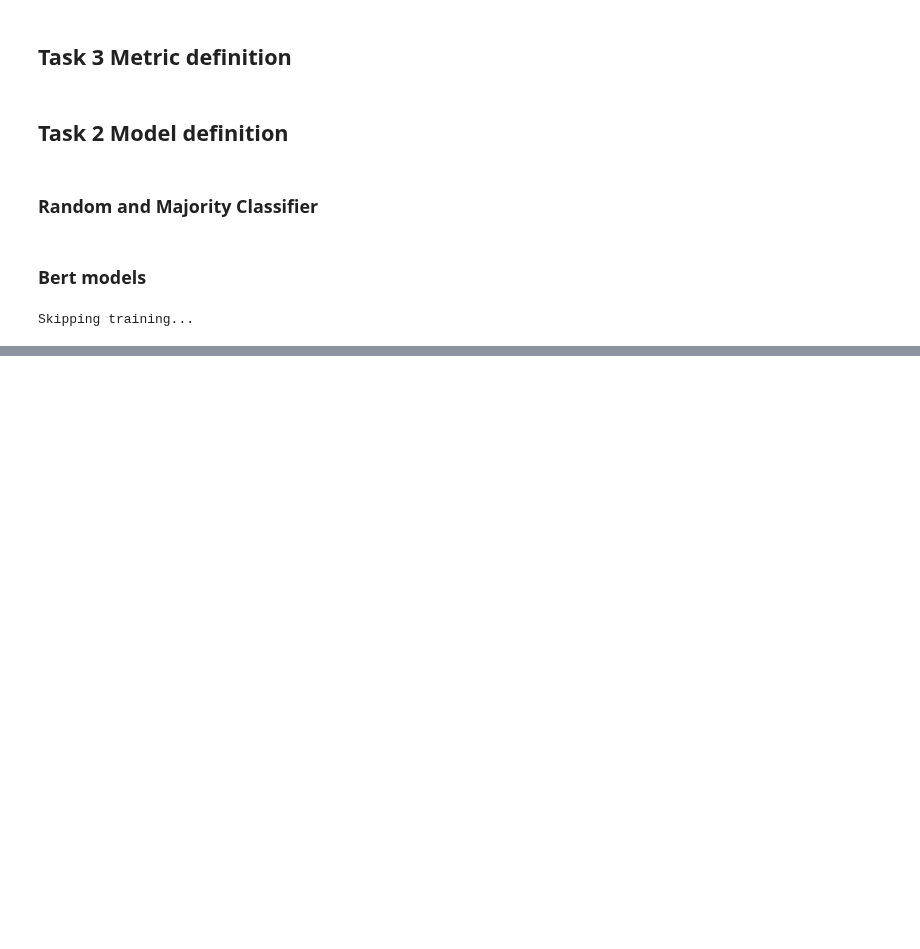
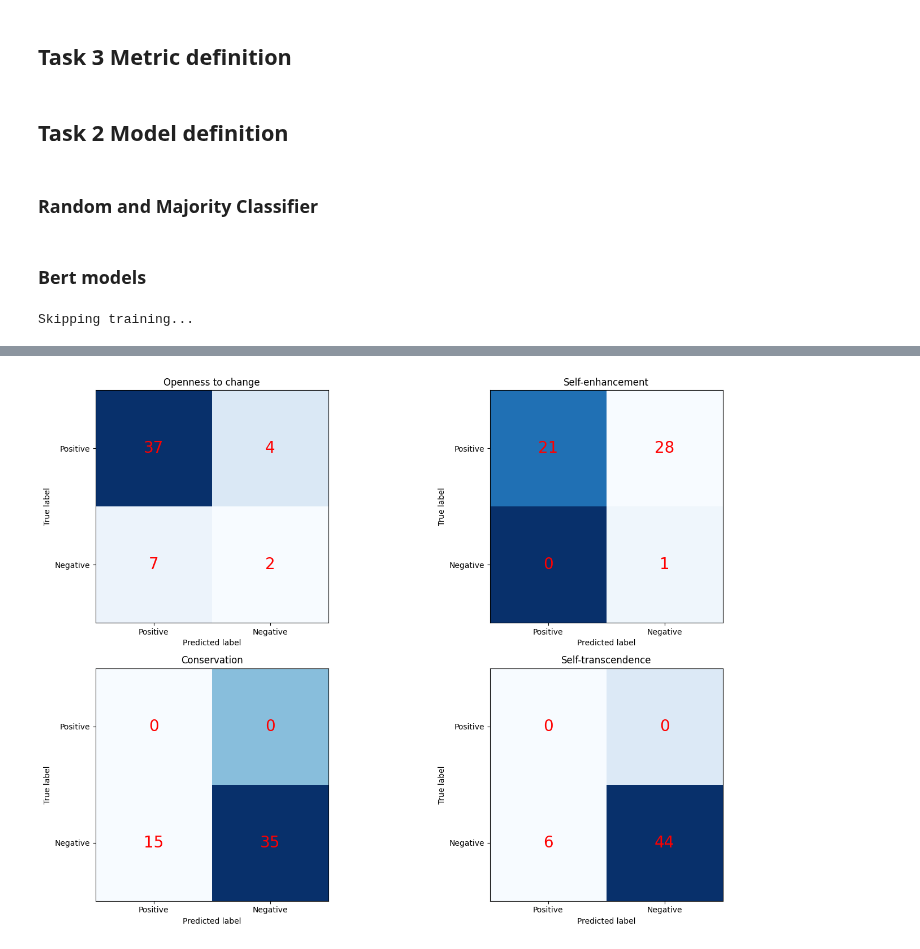
Before and after one commit to alessandrablasioli/NLP, a Jupyter notebook: A2/A2.ipynb, the cells around one changed output, grey strips where cells are left out. Drawn from its saved outputs; the diff is of its cells as text; code cells hidden in the pictures; blank space fills up the shorter version.

```diff
--- a/A2/A2.ipynb
+++ b/A2/A2.ipynb
@@ -595,0 +792,33 @@ def evaluate_model(model, loader, model_type):
+# %%
+from torchmetrics.classification import MultilabelConfusionMatrix
+
+confusion_matrix_metric = MultilabelConfusionMatrix(num_labels=len(level_3_categories))
+
+confusion_matrix = confusion_matrix_metric(y_pred, y_true)
+
+# Craete a subplot for each category
+fig, axs = plt.subplots(2, 2, figsize=(15, 10))
+axs = axs.flatten()
+
+
+for i, category in enumerate(level_3_categories):
+    axs[i].imshow(confusion_matrix[i].numpy(), cmap="Blues")
+    axs[i].set_title(category)
+    axs[i].set_xlabel("Predicted label")
+    axs[i].set_ylabel("True label")
+    axs[i].set_xticks([0, 1])
+    axs[i].set_yticks([0, 1])
+    axs[i].set_xticklabels(["Positive", "Negative"])
+    axs[i].set_yticklabels(["Positive", "Negative"])
+    axs[i].grid(False)
+
+    # add the values to the plot
+    for k in range(2):
+        for j in range(2):
+            axs[i].text(k, j, confusion_matrix[i][k, j].item(), ha="center", va="center", color="Red", fontsize=20)
+
+#
+plt.tight_layout()
+plt.show()
+# %% [output]
+[figure, added]
```
Also changed, not shown: parts of 11 cells of this notebook, 18 other files.
